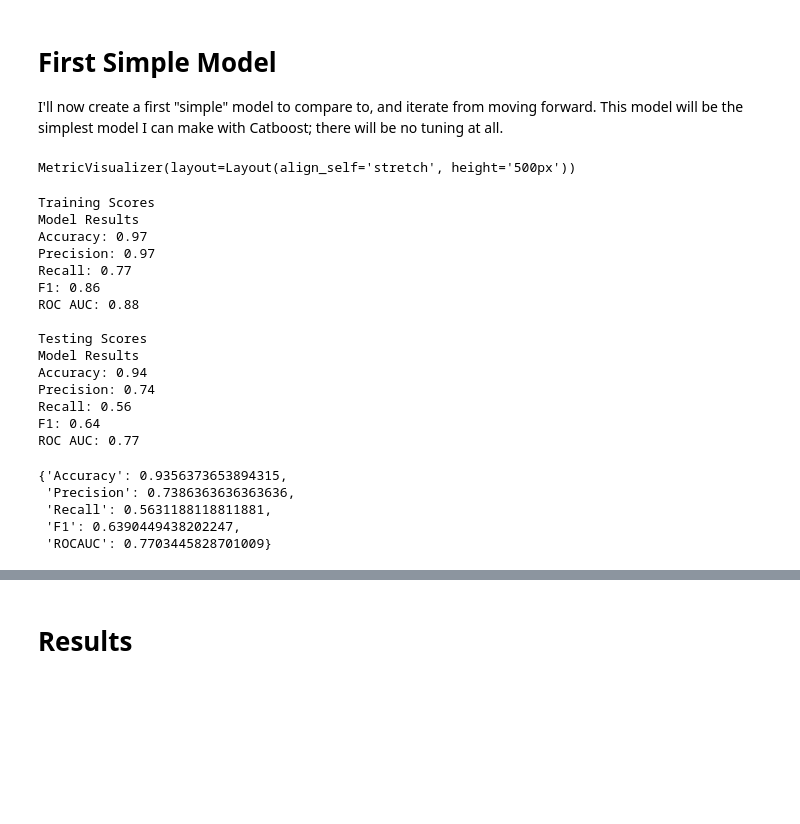
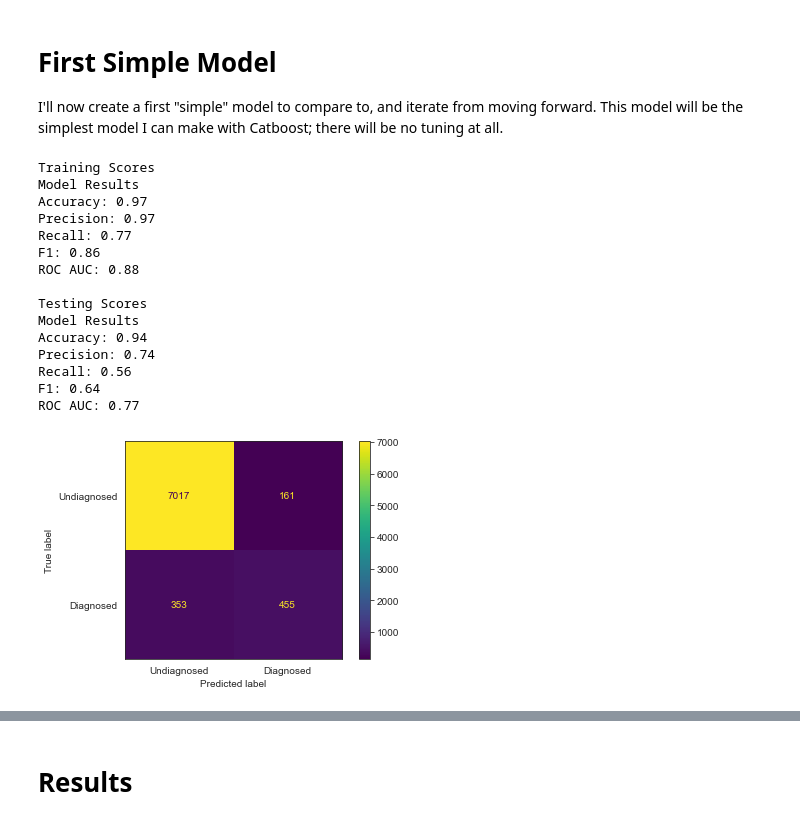
Before and after one commit to austint1121/Undiagnosed-ADHD-Identification, a Jupyter notebook: Undiagnosed-ADHD-Classification.ipynb, the cells around one changed output, grey strips where cells are left out. Cells and saved outputs as stored; diff of their text form; code cells hidden in the pictures; blank space fills up the shorter version.

```diff
--- a/Undiagnosed-ADHD-Classification.ipynb
+++ b/Undiagnosed-ADHD-Classification.ipynb
@@ -514,22 +520,18 @@ Now its time to get modeling, I created 3 different types of models: [Sklearn de
 # Load in cleaned data.
 
 # Training Data
-X_train = pd.read_csv('../Data/train/X_train.csv', index_col=0)
-y_train = pd.read_csv('../Data/train/y_train.csv', index_col=0)
+X_train = pd.read_csv('Data/train/X_train.csv', index_col=0)
+y_train = pd.read_csv('Data/train/y_train.csv', index_col=0)
 
 # Testing Data
-X_test = pd.read_csv('../Data/test/X_test.csv', index_col=0)
-y_test = pd.read_csv('../Data/test/y_test.csv', index_col=0)
+X_test = pd.read_csv('Data/test/X_test.csv', index_col=0)
+y_test = pd.read_csv('Data/test/y_test.csv', index_col=0)
 # %% [output]
 FileNotFoundError: [Errno 2] No such file or directory: '../Data/train/X_train.csv'
 # %% [markdown]
 # First Simple Model
 I'll now create a first "simple" model to compare to, and iterate from moving forward. This model will be the simplest model I can make with Catboost; there will be no tuning at all.
 # %%
-# Importing relevant package for this sections
-from catboost import CatBoostClassifier, Pool, metrics, cv
-from functions import metrics as custom_score
-from functions import improvement as custom_change
 
 # Setting up the model
 model = CatBoostClassifier(
@@ -546,15 +548,13 @@ model.fit(
     # Plot the learning of the model
     plot=True
 );
-# %% [output]
-MetricVisualizer(layout=Layout(align_self='stretch', height='500px'))
 # %%
 # Printing training and testing scores.
 print("Training Scores")
 custom_score(y_train, model.predict(X_train))
 print('\t')
 print('Testing Scores')
-custom_score(y_test, model.predict(X_test))
+FSM_results = custom_score(y_test, model.predict(X_test))
 # %% [output]
 Training Scores
 Model Results
@@ -571,10 +571,10 @@ Precision: 0.74
 Recall: 0.56
 F1: 0.64
 ROC AUC: 0.77
-{'Accuracy': 0.9356373653894315,
- 'Precision': 0.7386363636363636,
- 'Recall': 0.5631188118811881,
- 'F1': 0.6390449438202247,
- 'ROCAUC': 0.7703445828701009}
+# %%
+# Creating a confusion matrix for the base model
+base_matrix = ConfusionMatrixDisplay.from_predictions(y_test, model.predict(X_test), display_labels=['Undiagnosed','Diagnosed' ])
+# %% [output]
+[figure, added]
 # %% [markdown]
 #### Analysis
```
Also changed, not shown: parts of 6 cells of this notebook.
